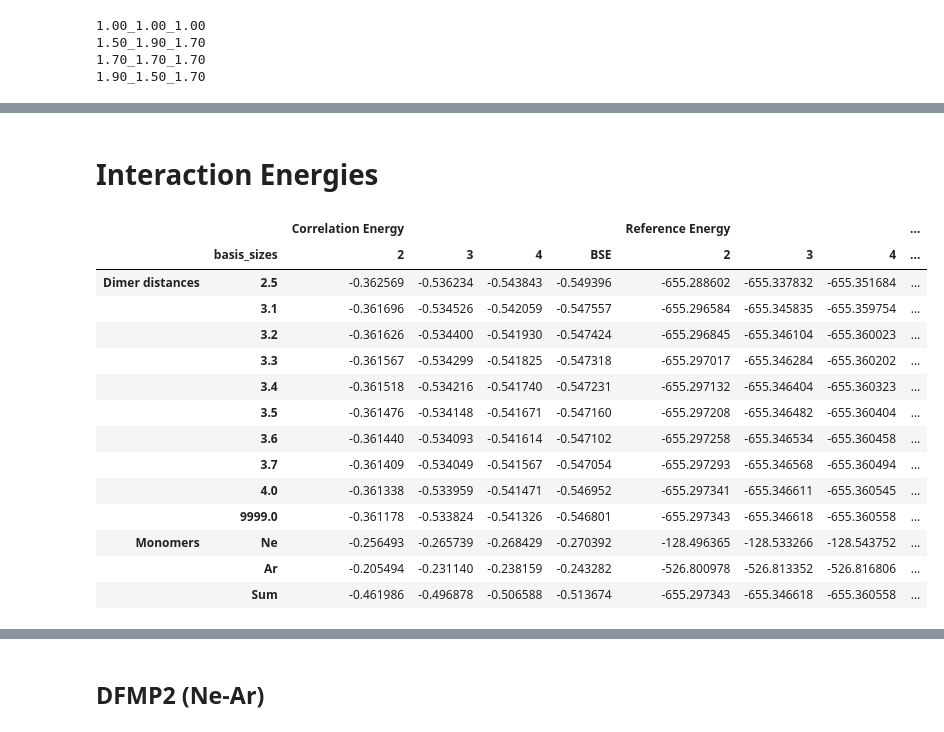
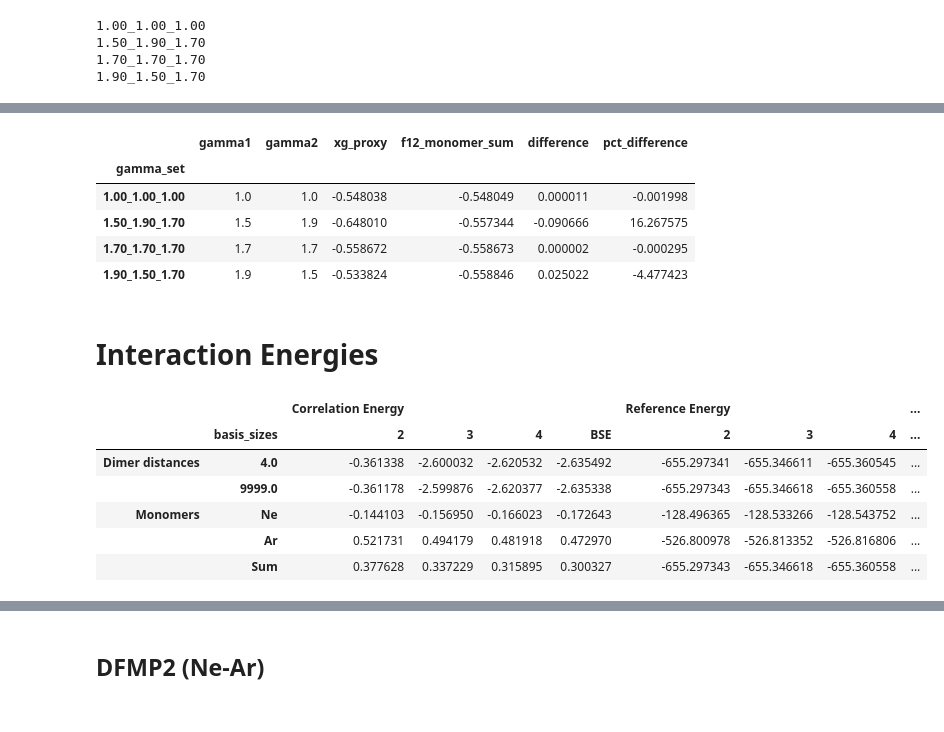
Before and after one commit to shudipto-amin/f12xg_test, a Jupyter notebook: main/systems/Interaction_Analysis.ipynb, the cells around one changed output, grey strips where cells are left out. Drawn from its saved outputs; the diff is of its cells as text; code cells hidden in the pictures.

```diff
--- a/main/systems/Interaction_Analysis.ipynb
+++ b/main/systems/Interaction_Analysis.ipynb
@@ -181,2 +204,37 @@ XG Gamma sets
+# %%
+monomer_sum_totkey = ('Correlation Energy', '3')
+monomer_sum_core = 'frozen'
+mono1_name, mono2_name = sysd_f12['mono1_name'], sysd_f12['mono2_name']
+
+monomer_sum_rows = []
+for gs in gamma_sets_xg:
+    gamma1, gamma2 = IA.parse_gamma_set(gs)
+    g1_key, g2_key = str(gamma1), str(gamma2)
+
+    xg_dimer = dfs_xg_by_gamma_set[gs][monomer_sum_core]['df'].xs('Dimer distances')
+    xg_proxy, _ = IA.get_value_at_max_distance(xg_dimer, totkey=monomer_sum_totkey)
+
+    f12_mono1 = dfs_f12_by_gamma[g1_key][monomer_sum_core]['df'].loc[('Monomers', mono1_name), monomer_sum_totkey]
+    f12_mono2 = dfs_f12_by_gamma[g2_key][monomer_sum_core]['df'].loc[('Monomers', mono2_name), monomer_sum_totkey]
+    f12_sum = f12_mono1 + f12_mono2
+
+    difference = xg_proxy - f12_sum
+    pct_difference = 100 * difference / f12_sum
+
+    monomer_sum_rows.append(dict(
+        gamma_set=gs, gamma1=gamma1, gamma2=gamma2,
+        xg_proxy=xg_proxy, f12_monomer_sum=f12_sum,
+        difference=difference, pct_difference=pct_difference,
+    ))
+
+monomer_sum_comparison = pd.DataFrame(monomer_sum_rows).set_index('gamma_set')
+monomer_sum_comparison
+# %% [output]
+|  | gamma1 | gamma2 | xg_proxy | f12_monomer_sum | difference | pct_difference |
+| gamma_set |  |  |  |  |  |  |
+| 1.00_1.00_1.00 | 1.0 | 1.0 | -0.548038 | -0.548049 | 0.000011 | -0.001998 |
+| 1.50_1.90_1.70 | 1.5 | 1.9 | -0.648010 | -0.557344 | -0.090666 | 16.267575 |
+| 1.70_1.70_1.70 | 1.7 | 1.7 | -0.558672 | -0.558673 | 0.000002 | -0.000295 |
+| 1.90_1.50_1.70 | 1.9 | 1.5 | -0.533824 | -0.558846 | 0.025022 | -4.477423 |
 # %% [markdown]
 # Interaction Energies
@@ -183,18 +243,10 @@ XG Gamma sets
 # %%
-dfs_xg_by_gamma_set['1.90_1.50_1.70']['frozen']['df']
+dfs_xg_by_gamma_set['1.90_1.50_1.70']['all electron']['df'].tail()
 # %% [output]
 |  |  | Correlation Energy |  |  |  | Reference Energy |  |  | ... |
 |  | basis_sizes | 2 | 3 | 4 | BSE | 2 | 3 | 4 | ... |
-| Dimer distances | 2.5 | -0.362569 | -0.536234 | -0.543843 | -0.549396 | -655.288602 | -655.337832 | -655.351684 | ... |
-|  | 3.1 | -0.361696 | -0.534526 | -0.542059 | -0.547557 | -655.296584 | -655.345835 | -655.359754 | ... |
-|  | 3.2 | -0.361626 | -0.534400 | -0.541930 | -0.547424 | -655.296845 | -655.346104 | -655.360023 | ... |
-|  | 3.3 | -0.361567 | -0.534299 | -0.541825 | -0.547318 | -655.297017 | -655.346284 | -655.360202 | ... |
-|  | 3.4 | -0.361518 | -0.534216 | -0.541740 | -0.547231 | -655.297132 | -655.346404 | -655.360323 | ... |
-|  | 3.5 | -0.361476 | -0.534148 | -0.541671 | -0.547160 | -655.297208 | -655.346482 | -655.360404 | ... |
-|  | 3.6 | -0.361440 | -0.534093 | -0.541614 | -0.547102 | -655.297258 | -655.346534 | -655.360458 | ... |
-|  | 3.7 | -0.361409 | -0.534049 | -0.541567 | -0.547054 | -655.297293 | -655.346568 | -655.360494 | ... |
-|  | 4.0 | -0.361338 | -0.533959 | -0.541471 | -0.546952 | -655.297341 | -655.346611 | -655.360545 | ... |
-|  | 9999.0 | -0.361178 | -0.533824 | -0.541326 | -0.546801 | -655.297343 | -655.346618 | -655.360558 | ... |
-| Monomers | Ne | -0.256493 | -0.265739 | -0.268429 | -0.270392 | -128.496365 | -128.533266 | -128.543752 | ... |
-|  | Ar | -0.205494 | -0.231140 | -0.238159 | -0.243282 | -526.800978 | -526.813352 | -526.816806 | ... |
-|  | Sum | -0.461986 | -0.496878 | -0.506588 | -0.513674 | -655.297343 | -655.346618 | -655.360558 | ... |
+| Dimer distances | 4.0 | -0.361338 | -2.600032 | -2.620532 | -2.635492 | -655.297341 | -655.346611 | -655.360545 | ... |
+|  | 9999.0 | -0.361178 | -2.599876 | -2.620377 | -2.635338 | -655.297343 | -655.346618 | -655.360558 | ... |
+| Monomers | Ne | -0.144103 | -0.156950 | -0.166023 | -0.172643 | -128.496365 | -128.533266 | -128.543752 | ... |
+|  | Ar | 0.521731 | 0.494179 | 0.481918 | 0.472970 | -526.800978 | -526.813352 | -526.816806 | ... |
+|  | Sum | 0.377628 | 0.337229 | 0.315895 | 0.300327 | -655.297343 | -655.346618 | -655.360558 | ... |
```
Also changed, not shown: parts of 6 cells of this notebook, 2 other files.
